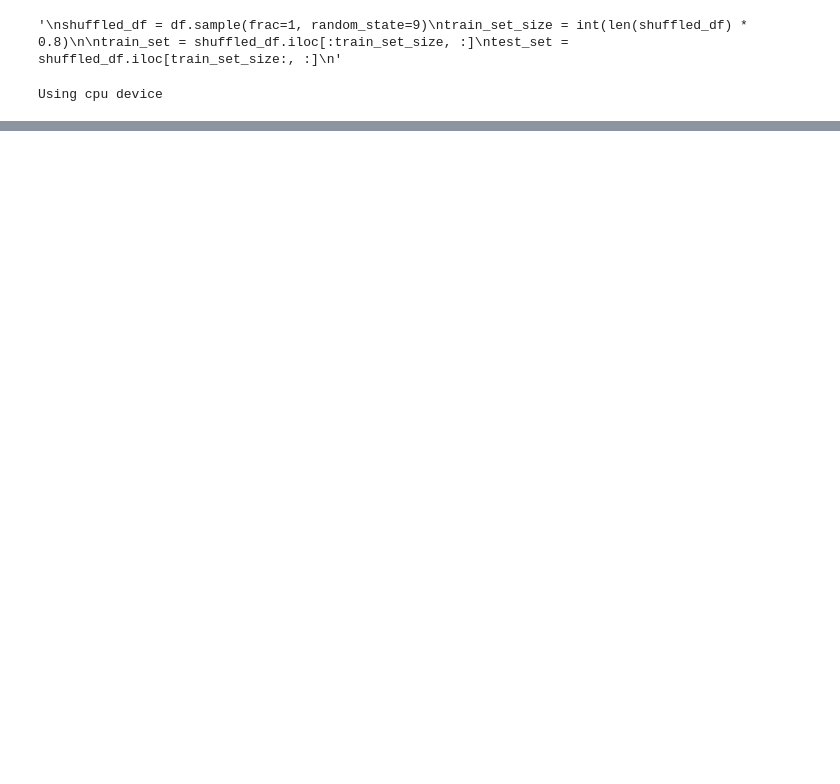
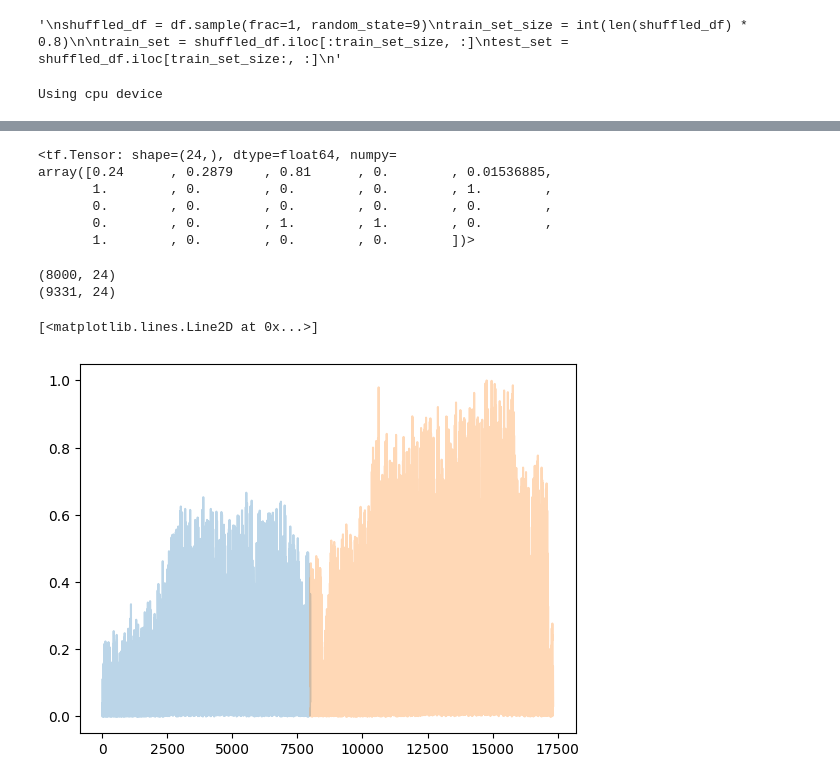
Before and after one commit to ZachOBrien/bikeshare-modelling, a Jupyter notebook: train.ipynb, the cells around one changed output, grey strips where cells are left out. Drawn from its saved outputs; the diff is of its cells as text; code cells hidden in the pictures; blank space fills up the shorter version.

```diff
--- a/train.ipynb
+++ b/train.ipynb
@@ -212,0 +211,30 @@ class RNN(nn.Module):
+# %%
+SEQUENCE_LENGTH_HRS = 48
+SAMPLING_RATE=1
+BATCH_SIZE=64
+FEATURE_VEC_SIZE = 24
+LEARNING_RATE=0.01
+# %%
+train_inputs = df.to_numpy()[:-SEQUENCE_LENGTH_HRS]
+train_labels = df[target_columns].to_numpy()[SEQUENCE_LENGTH_HRS:]
+
+train_set_size = 8_000
+
+X_train = train_inputs[:train_set_size]
+y_train = train_labels[:train_set_size]
+X_test = train_inputs[train_set_size:]
+y_test = train_labels[:train_set_size]
+
+train_dataset = timeseries_dataset_from_array(
+    data=X_train,
+    targets=y_train,
+    sampling_rate=SAMPLING_RATE,
+    sequence_length=SEQUENCE_LENGTH_HRS,
+    batch_size=BATCH_SIZE)
+
+validation_dataset = timeseries_dataset_from_array(
+    data=X_test,
+    targets=y_test,
+    sampling_rate=SAMPLING_RATE,
+    sequence_length=SEQUENCE_LENGTH_HRS,
+    batch_size=BATCH_SIZE)
@@ -212,0 +243,22 @@ class RNN(nn.Module):
+# %%
+a[0][0]
+# %% [output]
+<tf.Tensor: shape=(24,), dtype=float64, numpy=
+array([0.24      , 0.2879    , 0.81      , 0.        , 0.01536885,
+       1.        , 0.        , 0.        , 0.        , 1.        ,
+       0.        , 0.        , 0.        , 0.        , 0.        ,
+       0.        , 0.        , 1.        , 1.        , 0.        ,
+       1.        , 0.        , 0.        , 0.        ])>
+# %%
+print(X_train.shape)
+print(X_test.shape)
+
+fig, ax = plt.subplots()
+
+ax.plot(X_train[:, 4], alpha=0.3)
+ax.plot(range(train_set_size, len(X_train) + len(X_test)), X_test[:, 4], alpha=0.3)
+# %% [output]
+(8000, 24)
+(9331, 24)
+[<matplotlib.lines.Line2D at 0x...>]
+[figure, added]
```
Also changed, not shown: parts of 21 cells of this notebook, 1 other file.
